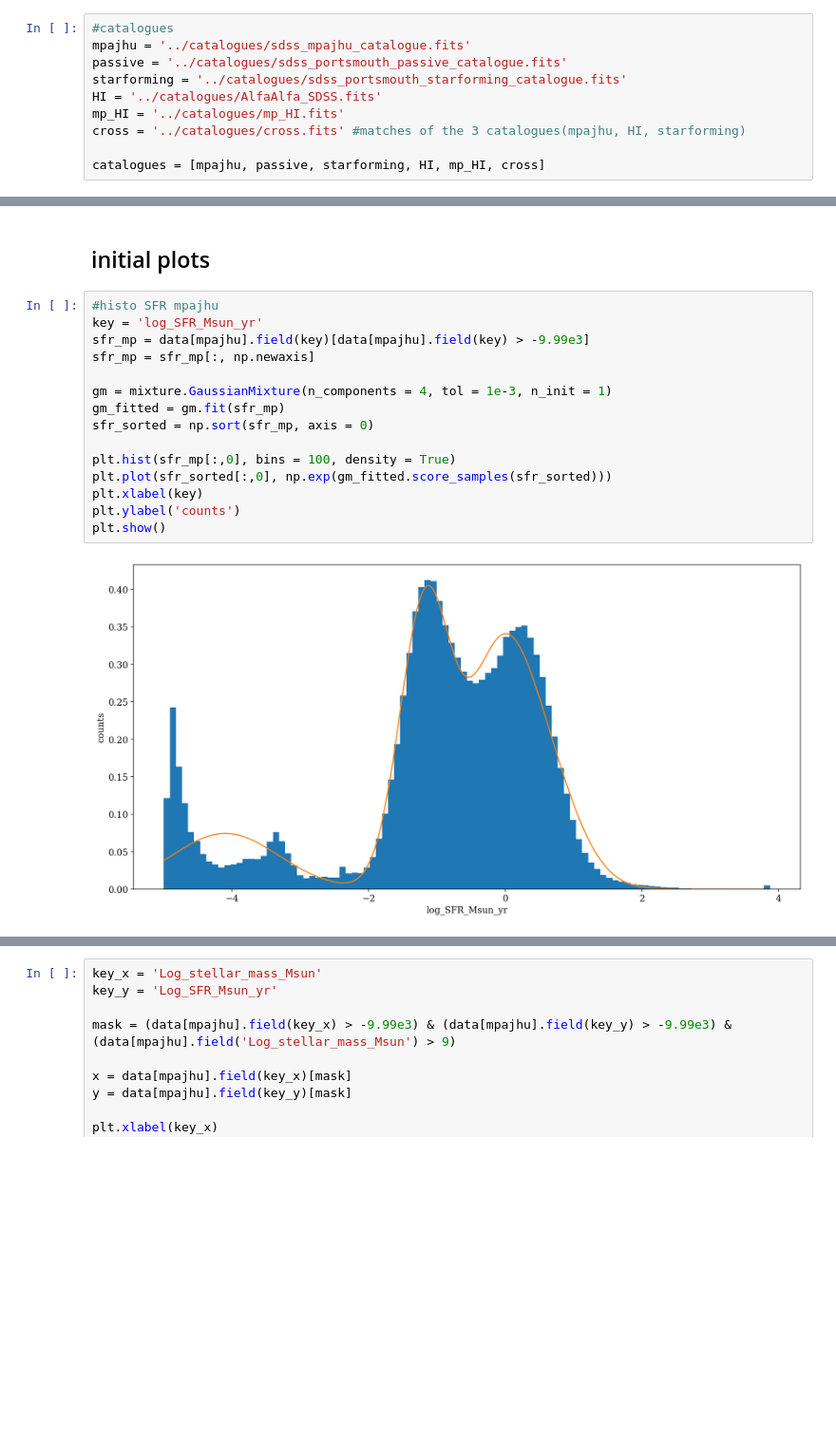
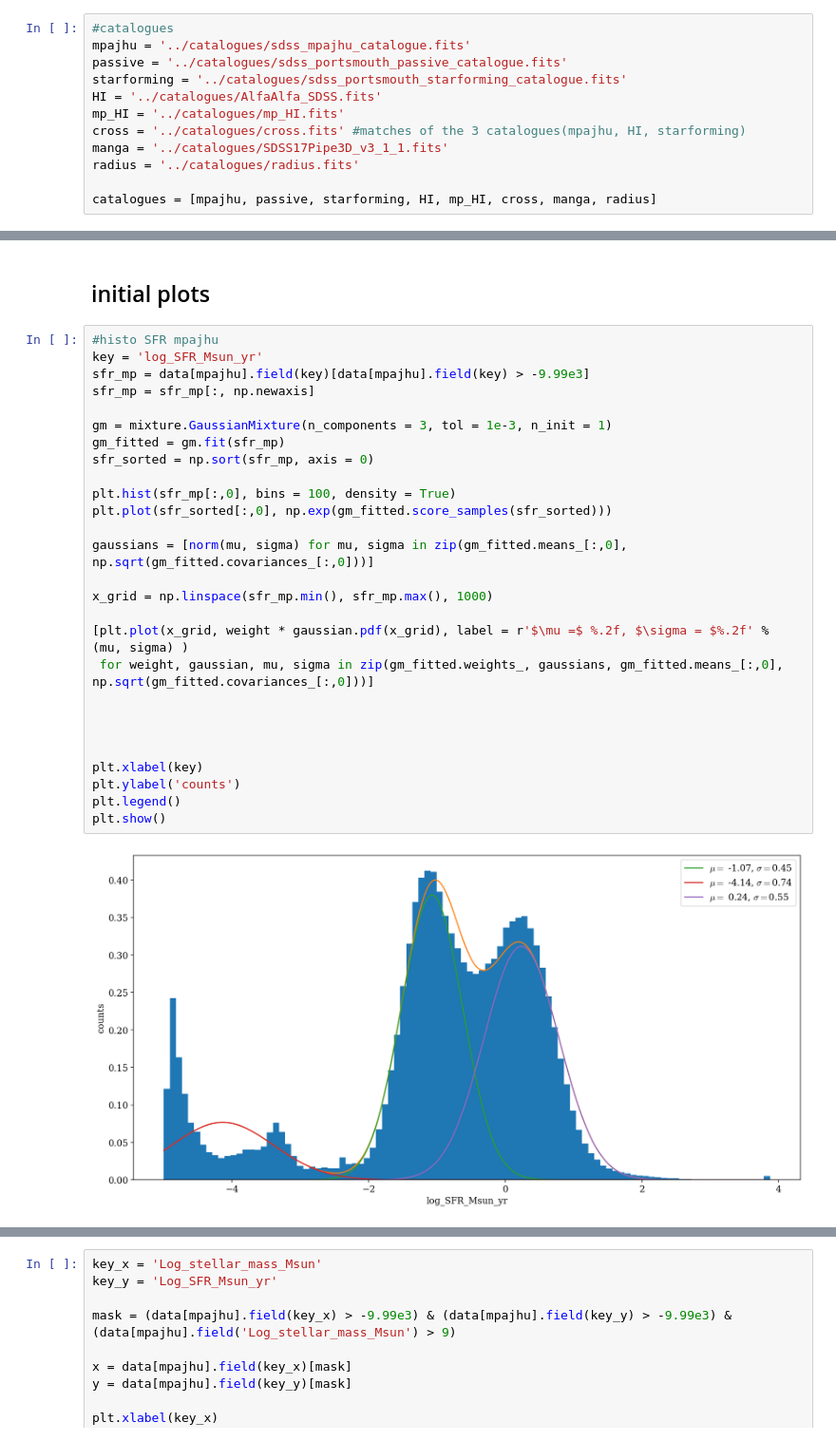
Before and after one commit to asantini29/codes_laboratory_data_analysis, a Jupyter notebook: fits.ipynb, the cells around one changed output, grey strips where cells are left out. Shown at 95% size. Saved outputs shown, nothing was run; the diff lists cells and outputs as text; blank space fills up the shorter version.

```diff
--- a/fits.ipynb
+++ b/fits.ipynb
@@ -26,8 +31,10 @@ starforming = '../catalogues/sdss_portsmouth_starforming_catalogue.fits'
 HI = '../catalogues/AlfaAlfa_SDSS.fits'
 mp_HI = '../catalogues/mp_HI.fits'
 cross = '../catalogues/cross.fits' #matches of the 3 catalogues(mpajhu, HI, starforming)
+manga = '../catalogues/SDSS17Pipe3D_v3_1_1.fits'
+radius = '../catalogues/radius.fits'
 
-catalogues = [mpajhu, passive, starforming, HI, mp_HI, cross]
+catalogues = [mpajhu, passive, starforming, HI, mp_HI, cross, manga, radius]
 # %%
 #dictionaries
 data = {
@@ -80,20 +143,32 @@ STILCLAS= 'uk.ac.starlink.votable.FitsPlusTableWriter' / STIL Author class
 # %%
 #histo SFR mpajhu
 key = 'log_SFR_Msun_yr'
 sfr_mp = data[mpajhu].field(key)[data[mpajhu].field(key) > -9.99e3]
 sfr_mp = sfr_mp[:, np.newaxis]
 
-gm = mixture.GaussianMixture(n_components = 4, tol = 1e-3, n_init = 1)
+gm = mixture.GaussianMixture(n_components = 3, tol = 1e-3, n_init = 1)
 gm_fitted = gm.fit(sfr_mp)
 sfr_sorted = np.sort(sfr_mp, axis = 0)
 
 plt.hist(sfr_mp[:,0], bins = 100, density = True)
 plt.plot(sfr_sorted[:,0], np.exp(gm_fitted.score_samples(sfr_sorted)))
+
+gaussians = [norm(mu, sigma) for mu, sigma in zip(gm_fitted.means_[:,0], np.sqrt(gm_fitted.covariances_[:,0]))]
+
+x_grid = np.linspace(sfr_mp.min(), sfr_mp.max(), 1000)
+
+[plt.plot(x_grid, weight * gaussian.pdf(x_grid), label = r'$\mu =$ %.2f, $\sigma = $%.2f' % (mu, sigma) )
+ for weight, gaussian, mu, sigma in zip(gm_fitted.weights_, gaussians, gm_fitted.means_[:,0], np.sqrt(gm_fitted.covariances_[:,0]))]
+
+
+
+
 plt.xlabel(key)
 plt.ylabel('counts')
+plt.legend()
 plt.show()
 # %% [output]
-[figure, old version]
+[figure, new version]
 # %%
 print('the means are: ')
 print(gm_fitted.means_)
```
Also changed, not shown: parts of 20 cells of this notebook.
